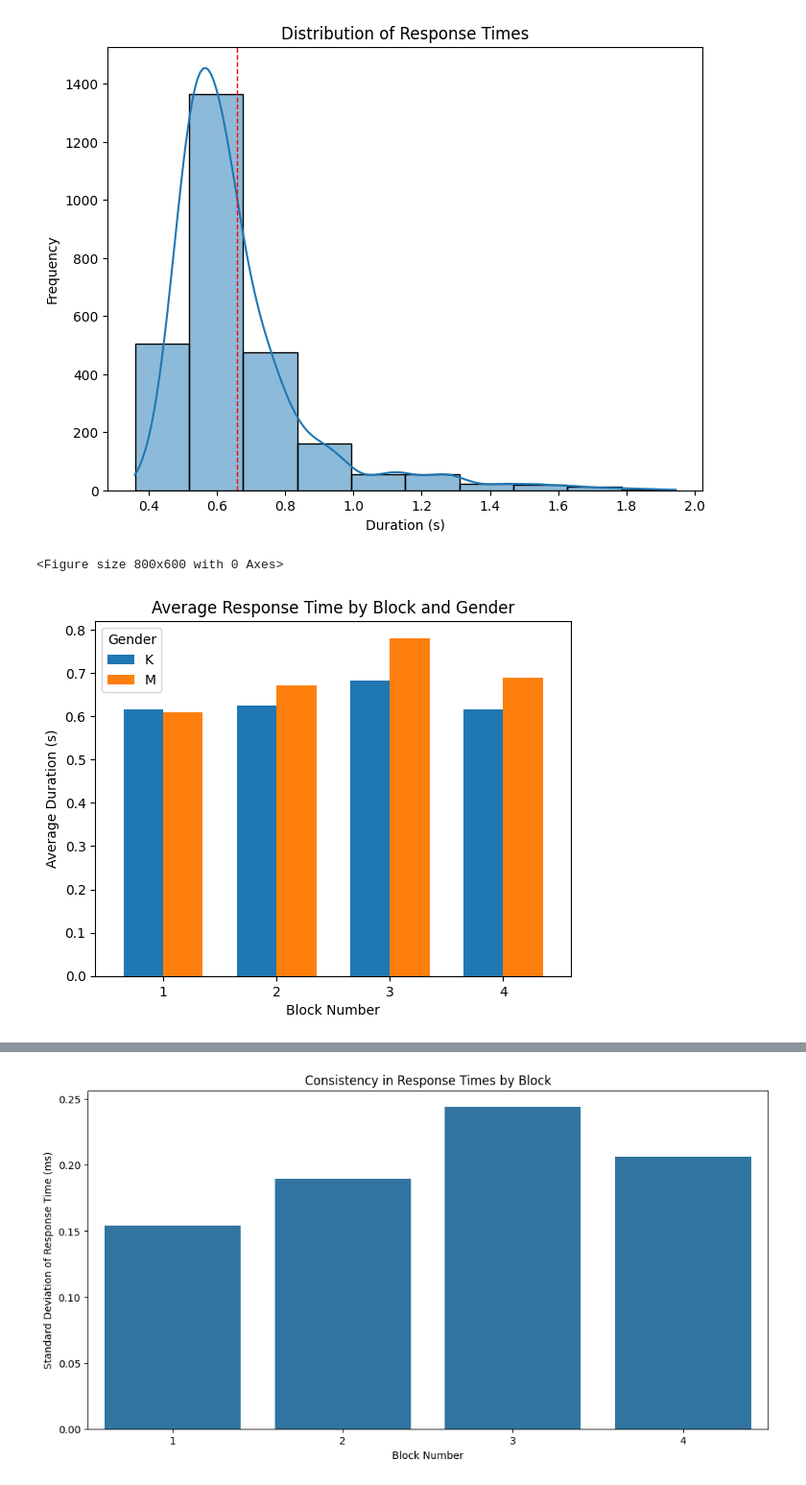
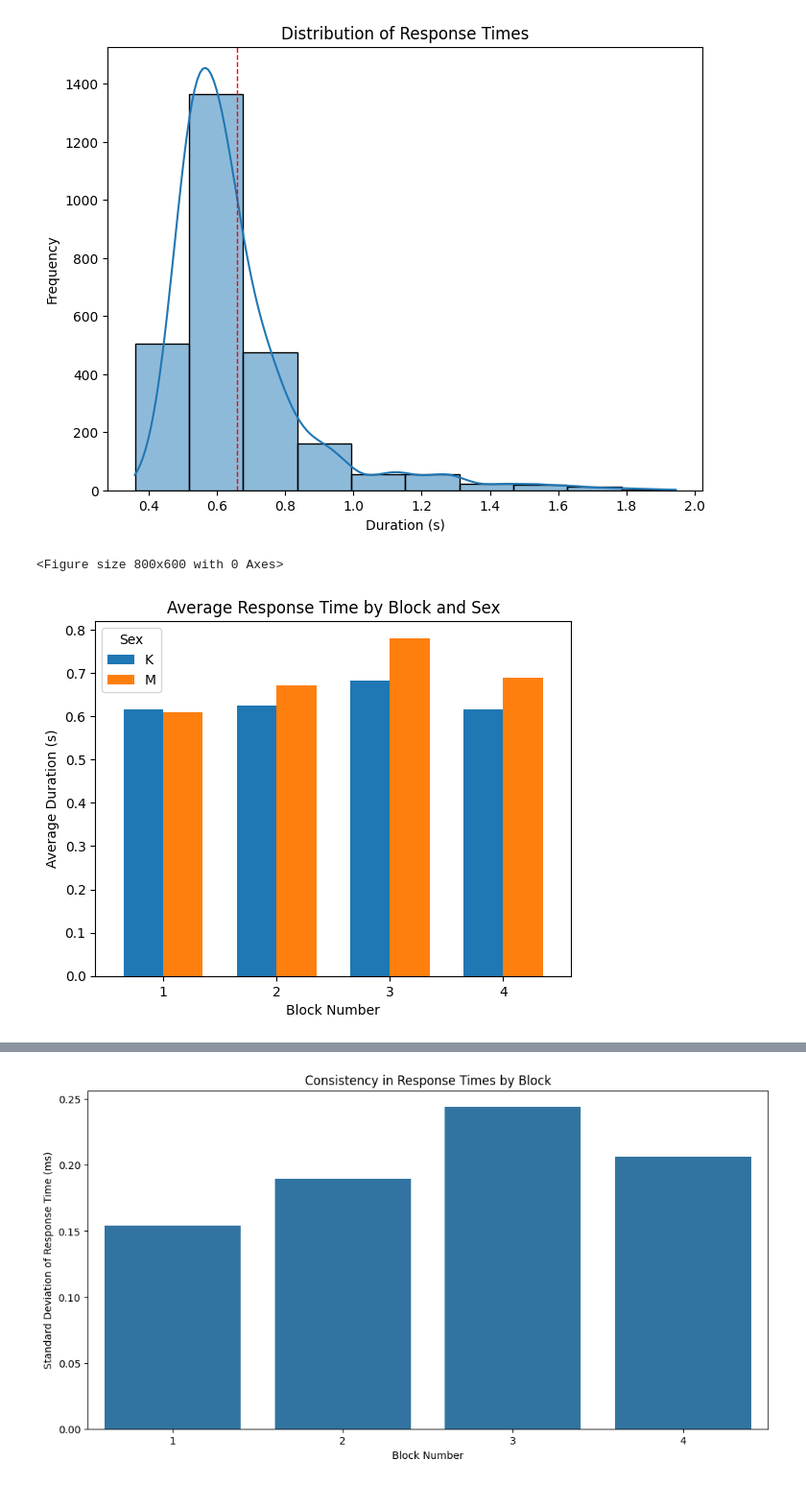
Before and after one commit to GrzegorzSzczepanek/Lie-Detector, a Jupyter notebook: classificators_and_data/EDA/plots_for_paper.ipynb, the cells around one changed output, grey strips where cells are left out. Shown at 96% size. Drawn from its saved outputs; the diff is of its cells as text; code cells hidden in the pictures.

```diff
--- a/classificators_and_data/EDA/plots_for_paper.ipynb
+++ b/classificators_and_data/EDA/plots_for_paper.ipynb
@@ -45,5 +18,5 @@ importmachine_learning.preprocessing_lib as PL
 # %%
-df = load_df("../../data/")
+df = load_df("../data/")
 # Filter the data and add the column 'label' depends what you need
 df = df.query("desired_answer == answer and data_type in ['REAL', 'FAKE']")
 df['label'] = df.apply(lambda x: 1 if x.block_no in [1,3] else 0, axis = 1)
@@ -73,16 +46,17 @@ Not setting me
 | 4 | 1299BF1A | 1 | 0.620 | HOMETOWN | REAL | YES | <Epochs | 1 events (good & bad), ... | YES | 1 |
 | 6 | 1299BF1A | 1 | 0.652 | NAME | REAL | YES | <Epochs | 1 events (good & bad), ... | YES | 1 |
 # %%
-ankiety_df = pd.read_csv("Ankiety.csv")
+participant_info_df = pd.read_csv("participant_info.csv")
 
-# Simulate Ankiety.csv data from previous data
-ankiety_df = pd.DataFrame(ankiety_df)
+# Simulate participant_info.csv data from previous data
+# participant_info.csv contains basic info about anonimized
+participant_info_df = pd.DataFrame(participant_info_df)
 
-# Filter out rows where "uwagi" contains "zespute"
-filtered_ankiety_df = ankiety_df[~ankiety_df["uwagi"].str.contains("zespute", na=False)]
+# Filter out rows where "uwagi" (comments) contains "zespute" (broken)
+filtered_participant_info_df = participant_info_df[~participant_info_df["comments"].str.contains("broken", na=False)]
 
-# Merge the filtered ankiety data with the main DataFrame on "subject" (UUID equivalent)
-df = pd.merge(df, filtered_ankiety_df, how="left", left_on="subject", right_on="UUID")
+
+df = pd.merge(df, filtered_participant_info_df, how="left", left_on="subject", right_on="UUID")
 df.drop(columns=["UUID"], inplace=True)
 # %%
 df.head()
@@ -117,7 +90,0 @@ print(unique_subjects)
-# %%
-# Rename columns and drop 'uwagi' column
-df.rename(columns={'Płeć': 'gender', 'Wiek': 'age'}, inplace=True)
-df.drop(columns=['uwagi'], inplace=True)
-
-# Display the updated DataFrame
-df.head()
@@ -130,0 +91,4 @@ df.head()
+# %%
+df.drop(columns=['comments'], inplace=True)
+
+df.head()
@@ -179,14 +150,14 @@ plt.show()
 [figure]
 # %%
 plt.figure(figsize=(8, 6))
-df.groupby(['block_no', 'gender'])['duration'].mean().unstack().plot(kind='bar', width=0.7)
-plt.title("Average Response Time by Block and Gender")
+df.groupby(['block_no', 'Sex'])['duration'].mean().unstack().plot(kind='bar', width=0.7)
+plt.title("Average Response Time by Block and Sex")
 plt.xlabel("Block Number")
 plt.ylabel("Average Duration (s)")
-plt.legend(title="Gender")
+plt.legend(title="Sex")
 plt.xticks(rotation=0)
 plt.show()
 # %% [output]
 <Figure size 800x600 with 0 Axes>
-[figure, old version]
+[figure, new version]
 # %%
```
Also changed, not shown: parts of 18 cells of this notebook, 25 other files.
